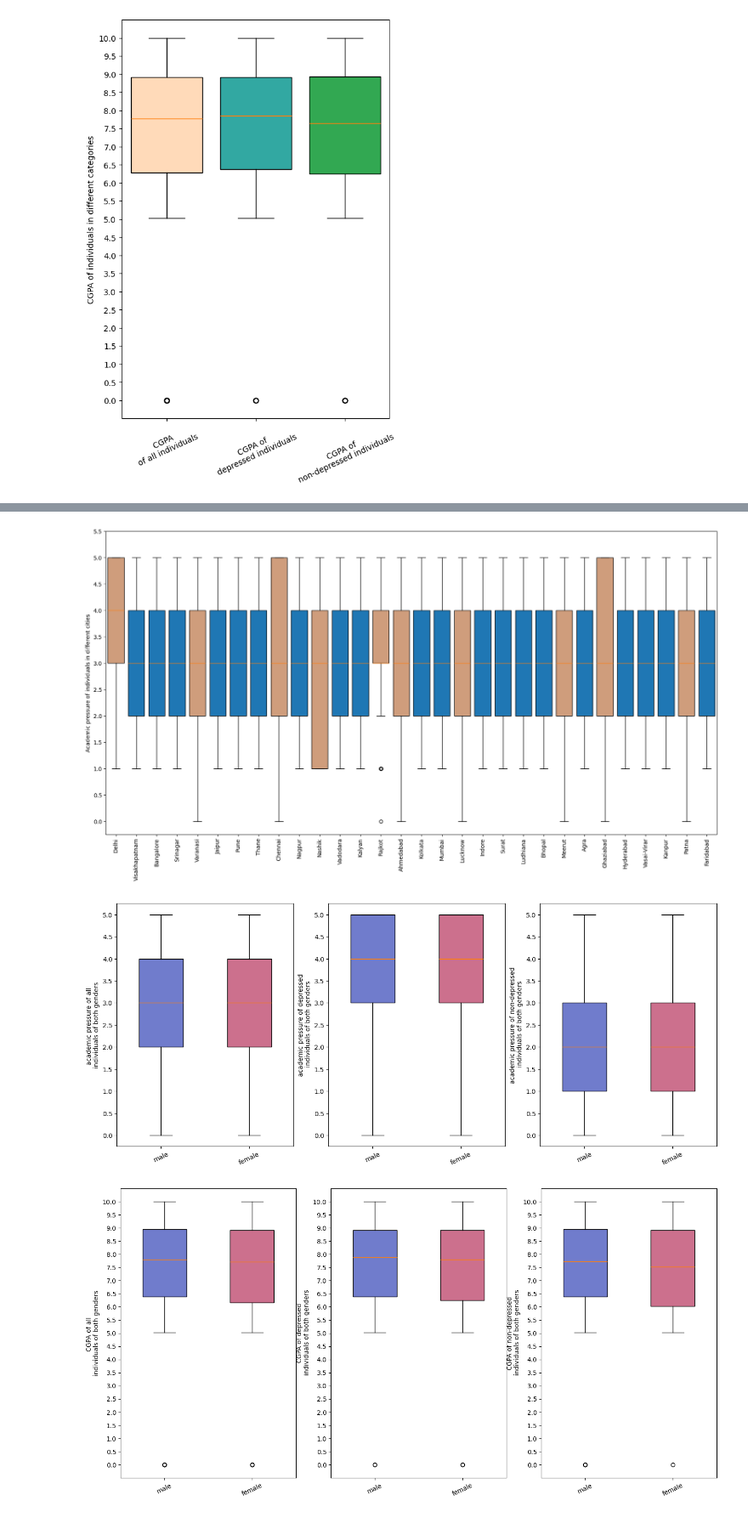
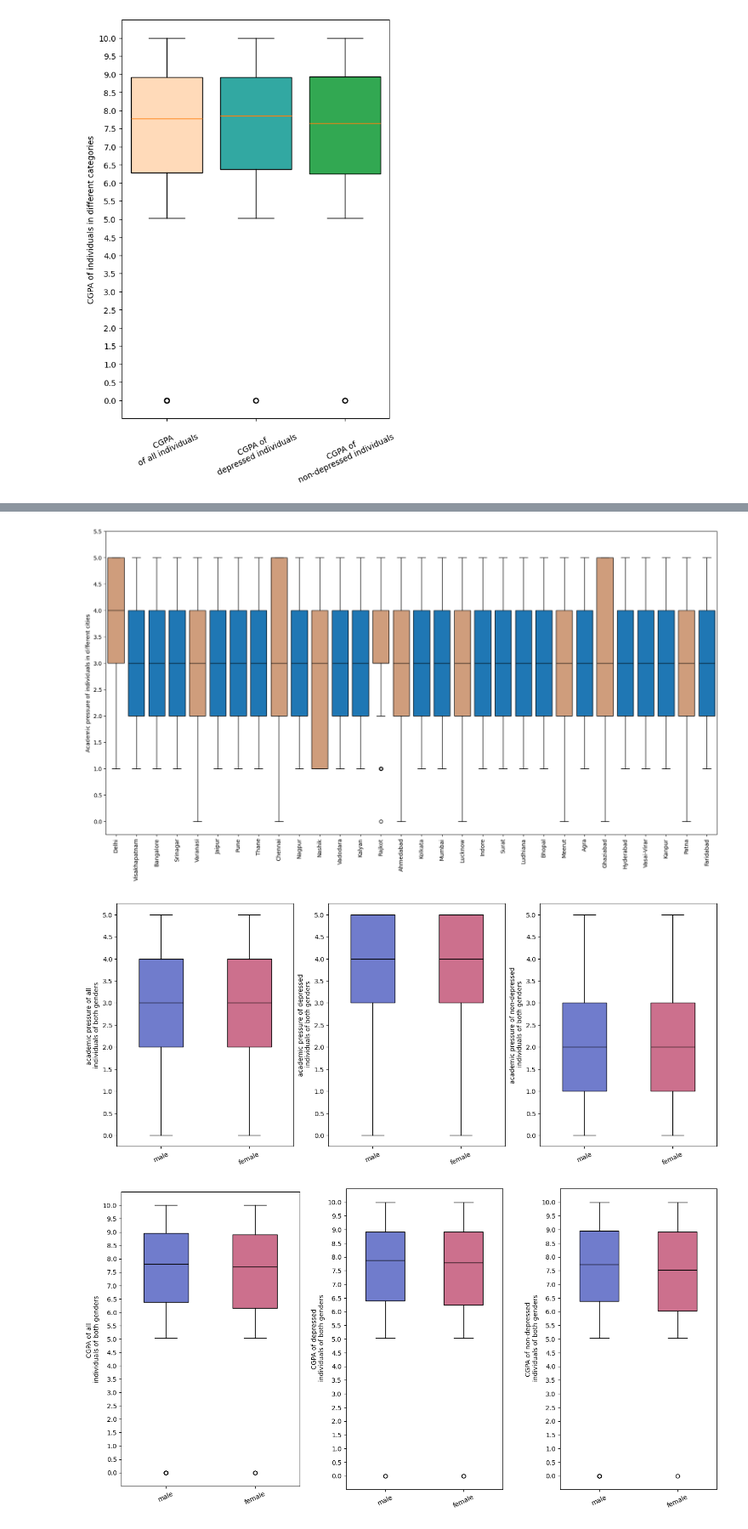
Before and after one commit to gagankumar2488/student_depression_data_analysis, a Jupyter notebook: analysis/analysis_process.ipynb, the cells around one changed output, grey strips where cells are left out. Shown: that part at 85% size. Cells and saved outputs as stored; diff of their text form; code cells hidden in the pictures.

```diff
--- a/analysis/analysis_process.ipynb
+++ b/analysis/analysis_process.ipynb
@@ -210,6 +212,9 @@ to_highlight = [1,3,6,10,17,27]
 for x in to_highlight:
     bplot['boxes'][x].set_facecolor('#cf9d7c')
 
+for median in bplot['medians']:
+    median.set_color('black')
+
 axes.tick_params(axis='x', labelrotation=90)
 axes.set_ylabel('study hours of different courses')
 axes.set_yticks(np.arange(0,14,1))
@@ -233,6 +238,9 @@ to_highlight = [0,4,8,10,13,14,17,22,24,28]
 for x in to_highlight:
     bplot['boxes'][x].set_facecolor('#cf9d7c')
 
+for median in bplot['medians']:
+    median.set_color('black')
+
 axes.tick_params(axis='x', labelrotation=90)
 axes.set_ylabel('Academic pressure of individuals in different cities')
 axes.set_yticks(np.arange(0,6,0.5))
@@ -240,7 +248,7 @@ axes.set_yticklabels(np.arange(0,6,0.5))
 
 plt.show()
 # %% [output]
-[figure, old version]
+[figure, new version]
 # %%
 labels = ['male','female']
 colors = ['#707ccc', '#cc708d']
@@ -256,6 +264,9 @@ bplot0 = axes[0].boxplot([df[df['Gender'] == 'Male']['Academic Pressure'],
 for patch, color in zip(bplot0['boxes'], colors):
     patch.set_facecolor(color)
 
+for median in bplot0['medians']:
+    median.set_color('black')
+
 axes[0].tick_params(axis='x', labelrotation=25)
 axes[0].set_yticks(np.arange(0,5.5,0.5))
 axes[0].set_yticklabels(np.arange(0,5.5,0.5))
@@ -269,6 +280,9 @@ bplot1 = axes[1].boxplot([df[df['Depression']==True][df['Gender'] == 'Male']['Ac
 
 for patch, color in zip(bplot1['boxes'], colors):
     patch.set_facecolor(color)
+
+for median in bplot1['medians']:
+    median.set_color('black')
 
 axes[1].tick_params(axis='x', labelrotation=25)
 axes[1].set_yticks(np.arange(0,5.5,0.5))
@@ -284,6 +298,9 @@ bplot2 = axes[2].boxplot([df[df['Depression']==False][df['Gender'] == 'Male']['A
 for patch, color in zip(bplot2['boxes'], colors):
     patch.set_facecolor(color)
 
+for median in bplot2['medians']:
+    median.set_color('black')
+
 axes[2].tick_params(axis='x', labelrotation=25)
 axes[2].set_yticks(np.arange(0,5.5,0.5))
 axes[2].set_yticklabels(np.arange(0,5.5,0.5))
@@ -291,7 +308,7 @@ axes[2].set_aspect(0.5)
 #-----------------------------------------------------------------------------------------------------------------------------
 plt.show()
 # %% [output]
-[figure, old version]
+[figure, new version]
 # %%
 labels = ['male','female']
 colors = ['#707ccc', '#cc708d']
@@ -307,39 +324,48 @@ bplot0 = axes[0].boxplot([df[df['Gender'] == 'Male']['CGPA'],
 for patch, color in zip(bplot0['boxes'], colors):
     patch.set_facecolor(color)
 
+for median in bplot0['medians']:
+    median.set_color('black')
+
 axes[0].tick_params(axis='x', labelrotation=25)
 axes[0].set_yticks(np.arange(0,10.5,0.5))
 axes[0].set_yticklabels(np.arange(0,10.5,0.5))
 axes[0].set_aspect(0.3)
 #-----------------------------------------------------------------------------------------------------------------------------
 axes[1].set_ylabel('CGPA of depressed\n individuals of both genders')
 bplot1 = axes[1].boxplot([df[df['Depression']==True][df['Gender'] == 'Male']['CGPA'],
                         df[df['Depression']==True][df['Gender'] == 'Female']['CGPA']], widths=0.5,
                    patch_artist=True,
                    tick_labels=labels)
 
 for patch, color in zip(bplot1['boxes'], colors):
     patch.set_facecolor(color)
 
+for median in bplot1['medians']:
+    median.set_color('black')
+
 axes[1].tick_params(axis='x', labelrotation=25)
 axes[1].set_yticks(np.arange(0,10.5,0.5))
 axes[1].set_yticklabels(np.arange(0,10.5,0.5))
-axes[1].set_aspect(0.3)
+axes[1].set_aspect(0.35)
 #-----------------------------------------------------------------------------------------------------------------------------
 axes[2].set_ylabel('CGPA of non-depressed\n individuals of both genders')
 bplot2 = axes[2].boxplot([df[df['Depression']==False][df['Gender'] == 'Male']['CGPA'],
                         df[df['Depression']==False][df['Gender'] == 'Female']['CGPA']], widths=0.5,
                    patch_artist=True,
                    tick_labels=labels)
 
 for patch, color in zip(bplot2['boxes'], colors):
     patch.set_facecolor(color)
 
+for median in bplot2['medians']:
+    median.set_color('black')
+
 axes[2].tick_params(axis='x', labelrotation=25)
 axes[2].set_yticks(np.arange(0,10.5,0.5))
 axes[2].set_yticklabels(np.arange(0,10.5,0.5))
-axes[2].set_aspect(0.3)
+axes[2].set_aspect(0.35)
 #-----------------------------------------------------------------------------------------------------------------------------
 plt.show()
 # %% [output]
-[figure, old version]
+[figure, new version]
```
Also changed, not shown: parts of 2 cells of this notebook.
